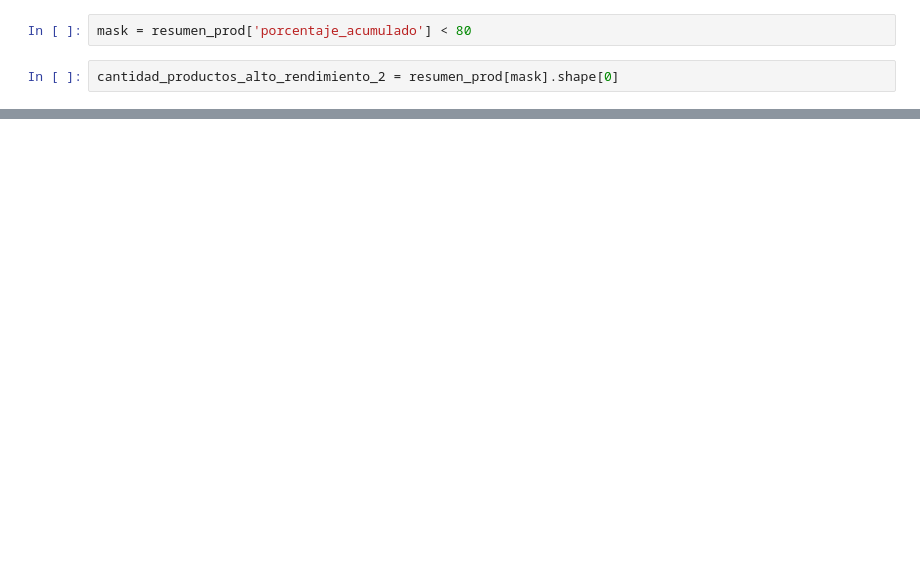
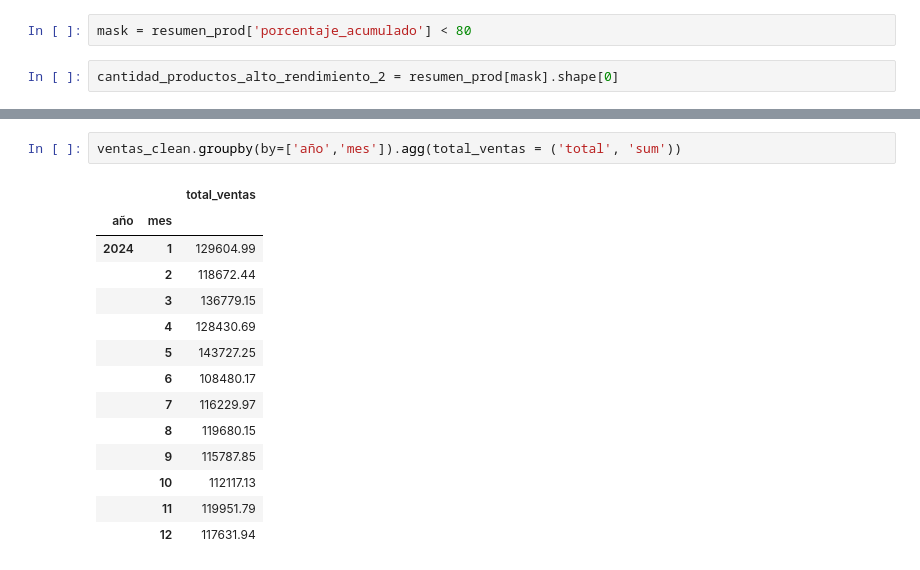
Before and after one commit to dataccounting/Sanvido-Gonzalo-comision-26252-TPI-data-analytics, a Jupyter notebook: Sanvido.Gonzalo.comision.25262.TPI.data.analytics.ipynb, the cells around one changed output, grey strips where cells are left out. Saved outputs shown, nothing was run; the diff lists cells and outputs as text; blank space fills up the shorter version.

```diff
--- a/Sanvido.Gonzalo.comision.25262.TPI.data.analytics.ipynb
+++ b/Sanvido.Gonzalo.comision.25262.TPI.data.analytics.ipynb
@@ -354,0 +695,17 @@ print(f"El 80 % de los ingresos es generado por : {(cantidad_productos_alto_rend
+# %%
+ventas_clean.groupby(by=['año','mes']).agg(total_ventas = ('total', 'sum'))
+# %% [output]
+|  |  | total_ventas |
+| año | mes |  |
+| 2024 | 1 | 129604.99 |
+|  | 2 | 118672.44 |
+|  | 3 | 136779.15 |
+|  | 4 | 128430.69 |
+|  | 5 | 143727.25 |
+|  | 6 | 108480.17 |
+|  | 7 | 116229.97 |
+|  | 8 | 119680.15 |
+|  | 9 | 115787.85 |
+|  | 10 | 112117.13 |
+|  | 11 | 119951.79 |
+|  | 12 | 117631.94 |
```
Also changed, not shown: parts of 33 cells of this notebook.
